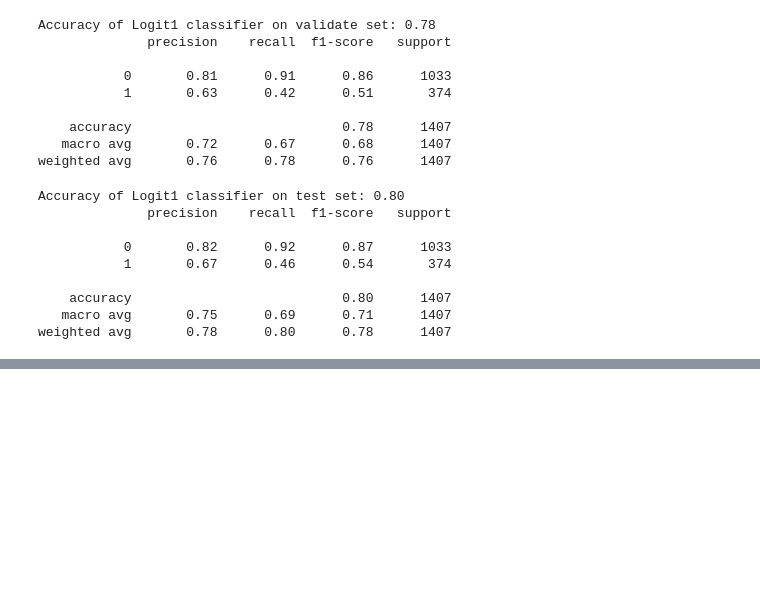
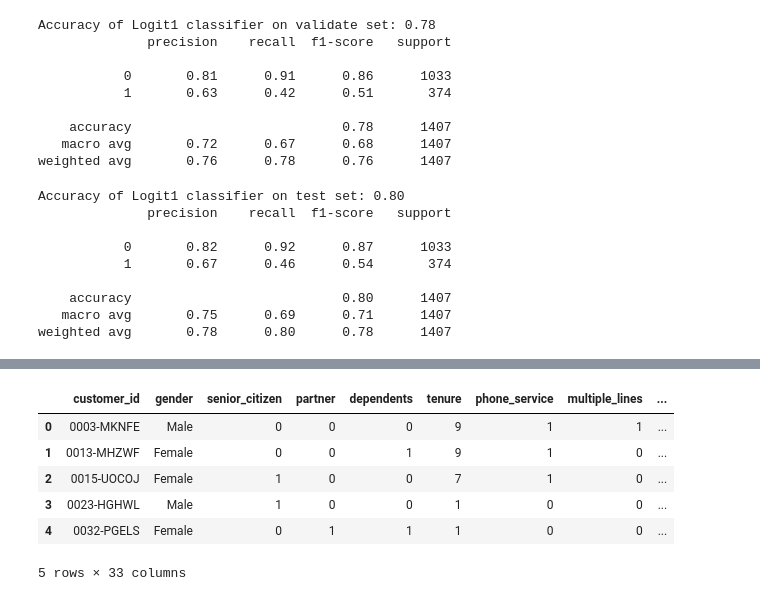
Before and after one commit to datastraine/codeup_project_one, a Jupyter notebook: redo_telco_explore.ipynb, the cells around one changed output, grey strips where cells are left out. Cells and saved outputs as stored; diff of their text form; code cells hidden in the pictures; blank space fills up the shorter version.

```diff
--- a/redo_telco_explore.ipynb
+++ b/redo_telco_explore.ipynb
@@ -453,0 +486,11 @@ weighted avg       0.78      0.80      0.78      1407
+# %%
+telco['probability'] = best_model.predict_proba(x)[:,1]
+telco.head()
+# %% [output]
+|  | customer_id | gender | senior_citizen | partner | dependents | tenure | phone_service | multiple_lines | ... |
+| 0 | 0003-MKNFE | Male | 0 | 0 | 0 | 9 | 1 | 1 | ... |
+| 1 | 0013-MHZWF | Female | 0 | 0 | 1 | 9 | 1 | 0 | ... |
+| 2 | 0015-UOCOJ | Female | 1 | 0 | 0 | 7 | 1 | 0 | ... |
+| 3 | 0023-HGHWL | Male | 1 | 0 | 0 | 1 | 0 | 0 | ... |
+| 4 | 0032-PGELS | Female | 0 | 1 | 1 | 1 | 0 | 0 | ... |
+5 rows × 33 columns
```
Also changed, not shown: parts of 4 cells of this notebook.
